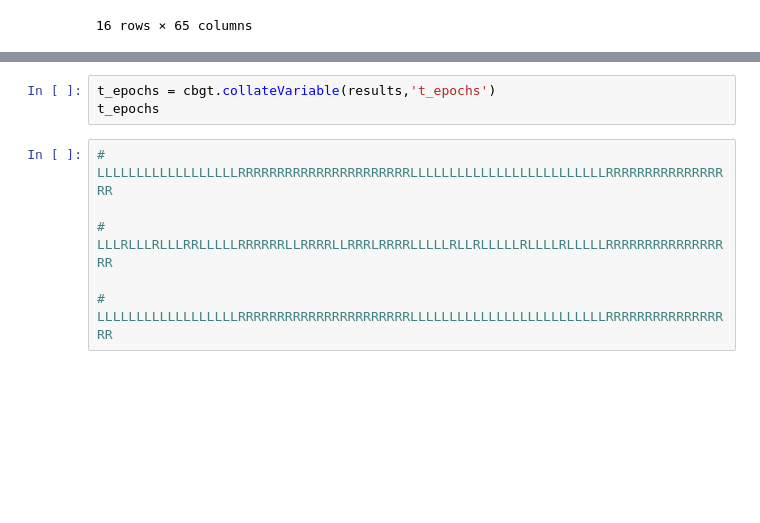
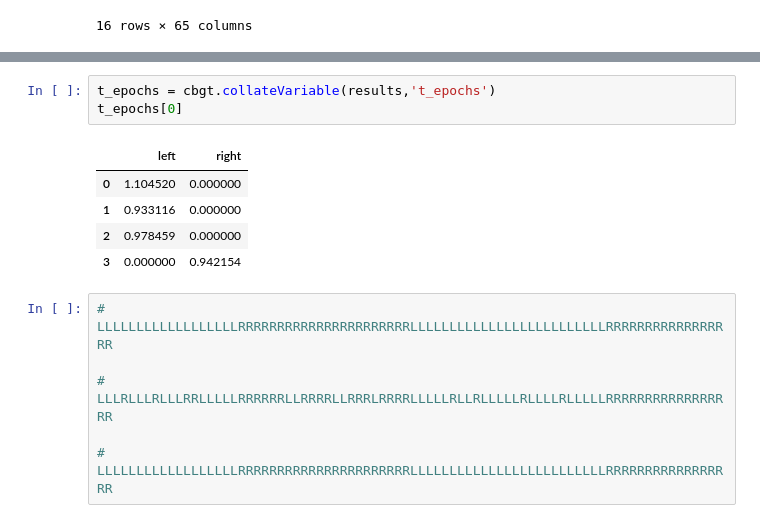
Before and after one commit to jyotikab/cbgt2, a Jupyter notebook: network_simulation-03.ipynb, the cells around one changed output, grey strips where cells are left out. Saved outputs shown, nothing was run; the diff lists cells and outputs as text; blank space fills up the shorter version.

```diff
--- a/network_simulation-03.ipynb
+++ b/network_simulation-03.ipynb
@@ -201,6 +214,12 @@ savedresults[0]['popfreqs']
 # %%
 t_epochs = cbgt.collateVariable(results,'t_epochs')
-t_epochs
+t_epochs[0]
+# %% [output]
+|  | left | right |
+| 0 | 1.104520 | 0.000000 |
+| 1 | 0.933116 | 0.000000 |
+| 2 | 0.978459 | 0.000000 |
+| 3 | 0.000000 | 0.942154 |
 # %%
 # LLLLLLLLLLLLLLLLLLRRRRRRRRRRRRRRRRRRRRRRLLLLLLLLLLLLLLLLLLLLLLLLLRRRRRRRRRRRRRRRRR
 
```
Also changed, not shown: parts of 9 cells of this notebook, 3 other files.
